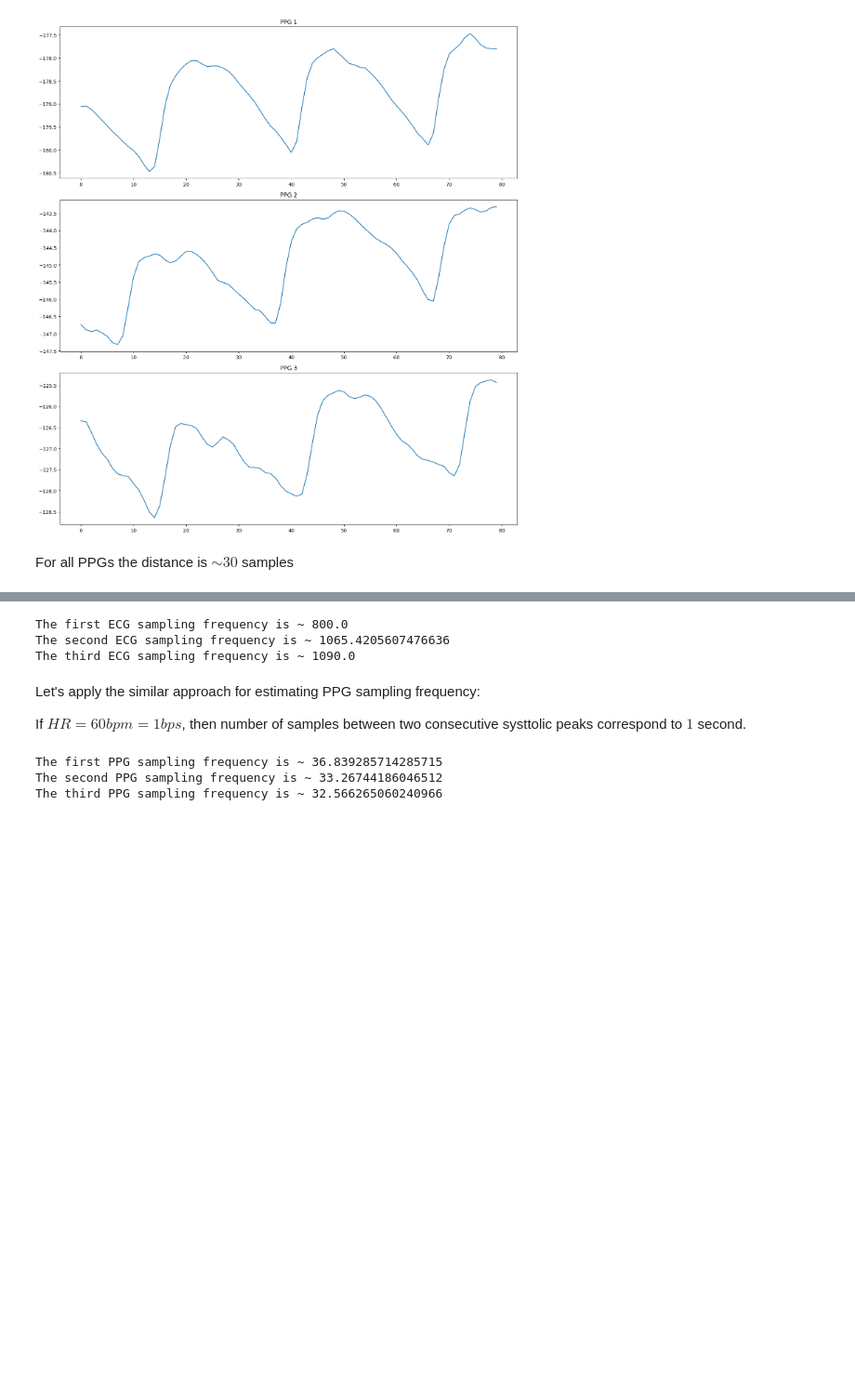
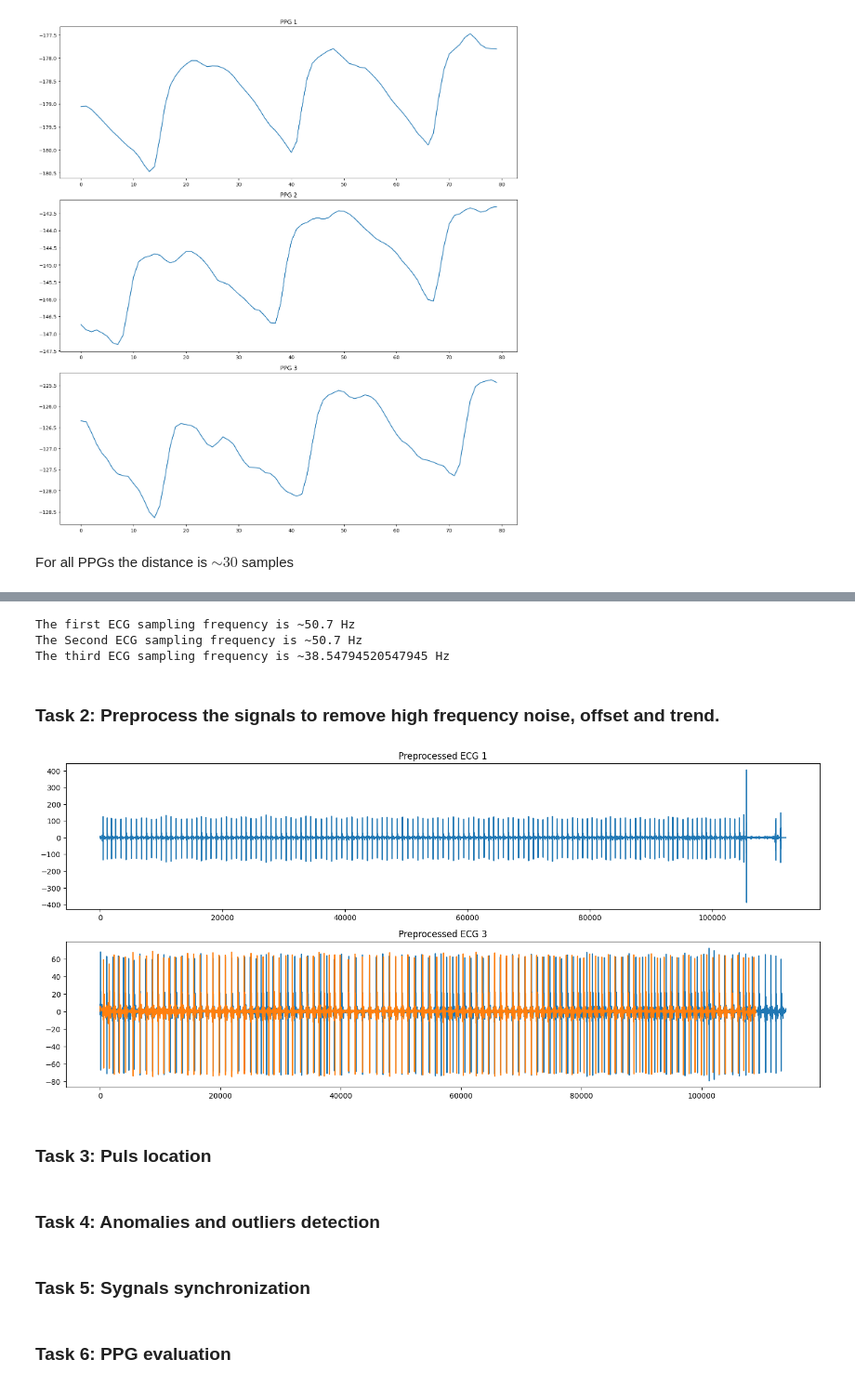
Before and after one commit to dniprocat/Corio-Signal-Processing-Assignment, a Jupyter notebook: ECG-PPG processing.ipynb, the cells around one changed output, grey strips where cells are left out. Shown: that part at 93% size. Drawn from its saved outputs; the diff is of its cells as text; code cells hidden in the pictures; blank space fills up the shorter version.

Commit message:
Signal Processing Implemented

```diff
--- a/ECG-PPG processing.ipynb
+++ b/ECG-PPG processing.ipynb
@@ -103,0 +91,9 @@ print(detect_sampling_freq(ecg1, 1, 900))
+# %%
+ecg1_sf = detect_sampling_freq(ecg1, 1, 700)
+print(f'The first ECG sampling frequency is ~{ecg1_sf} Hz')
+
+ecg2_sf = detect_sampling_freq(ecg1, 1, 1000)
+print(f'The Second ECG sampling frequency is ~{ecg2_sf} Hz')
+
+ecg3_sf = detect_sampling_freq(ecg1, 1, 900)
+print(f'The third ECG sampling frequency is ~{ecg3_sf} Hz')
@@ -147,30 +128,15 @@ def detect_r_peaks(ecg_signal, height=None, distance=None):
 # %%
-ecg1_peaks = detect_r_peaks(ecg1, distance=500)
-print(f'The first ECG sampling frequency is ~ {len(ecg1) / len(ecg1_peaks)}')
+ppg1_sf = detect_sampling_freq(ppg1, 1, 30)
+print(f'The first ECG sampling frequency is ~{ppg1_sf} Hz')
 
-ecg2_peaks = detect_r_peaks(ecg2, distance=900)
-print(f'The second ECG sampling frequency is ~ {len(ecg2) / len(ecg2_peaks)}')
+ppg2_sf = detect_sampling_freq(ppg2, 1, 30)
+print(f'The Second ECG sampling frequency is ~{ppg1_sf} Hz')
 
-ecg3_peaks = detect_r_peaks(ecg3, distance=900)
-print(f'The third ECG sampling frequency is ~ {len(ecg3) / len(ecg3_peaks)}')
+ppg3_sf = detect_sampling_freq(ppg3, 1, 30)
+print(f'The third ECG sampling frequency is ~{ppg2_sf} Hz')
 # %% [output]
-The first ECG sampling frequency is ~ 800.0
-The second ECG sampling frequency is ~ 1065.4205607476636
-The third ECG sampling frequency is ~ 1090.0
+The first ECG sampling frequency is ~50.7 Hz
+The Second ECG sampling frequency is ~50.7 Hz
+The third ECG sampling frequency is ~38.54794520547945 Hz
-# %% [markdown]
-Let's apply the similar approach for estimating PPG sampling frequency:
-
-If $HR= 60 bpm  = 1bps$, then number of samples between two consecutive systtolic peaks correspond to $1$ second.
-# %%
-ppg1_peaks = detect_r_peaks(ppg1, distance=25)
-print(f'The first PPG sampling frequency is ~ {len(ppg1) / len(ppg1_peaks)}')
-
-ppg2_peaks = detect_r_peaks(ppg2, distance=25)
-print(f'The second PPG sampling frequency is ~ {len(ppg2) / len(ppg2_peaks)}')
-
-ppg3_peaks = detect_r_peaks(ppg3, distance=25)
-print(f'The third PPG sampling frequency is ~ {len(ppg3) / len(ppg3_peaks)}')
-# %% [output]
-The first PPG sampling frequency is ~ 36.839285714285715
-The second PPG sampling frequency is ~ 33.26744186046512
-The third PPG sampling frequency is ~ 32.566265060240966
+# %% [markdown]
+### Task 2: Preprocess the signals to remove high frequency noise, offset and trend.
@@ -176,0 +183,34 @@ The third PPG sampling frequency is ~ 32.566265060240966
+# %%
+# Параметры фильтра
+cutoff = 30.0  # Гц, частота среза для удаления высокочастотного шума
+
+# Предобработка сигналов
+ecg1_preprocessed = preprocess_signal(ecg1, ecg1_sf, cutoff)
+ecg2_preprocessed = preprocess_signal(ecg2, ecg2_sf, cutoff)
+ecg3_preprocessed = preprocess_signal(ecg3, ecg3_sf, cutoff)
+
+plt.figure(figsize=(15, 10))
+plt.subplot(3, 1, 1)
+plt.plot(ecg1_preprocessed)
+plt.title('Preprocessed ECG 1')
+
+plt.subplot(3, 1, 2)
+plt.plot(ecg2_preprocessed)
+plt.title('Preprocessed ECG 2')
+
+plt.subplot(3, 1, 2)
+plt.plot(ecg3_preprocessed)
+plt.title('Preprocessed ECG 3')
+
+plt.tight_layout()
+plt.show()
+# %% [output]
+[figure, added]
+# %% [markdown]
+### Task 3: Puls location
+# %% [markdown]
+### Task 4: Anomalies and outliers detection
+# %% [markdown]
+### Task 5: Sygnals synchronization
+# %% [markdown]
+### Task 6: PPG evaluation
```
Also changed, not shown: parts of 10 cells of this notebook.
